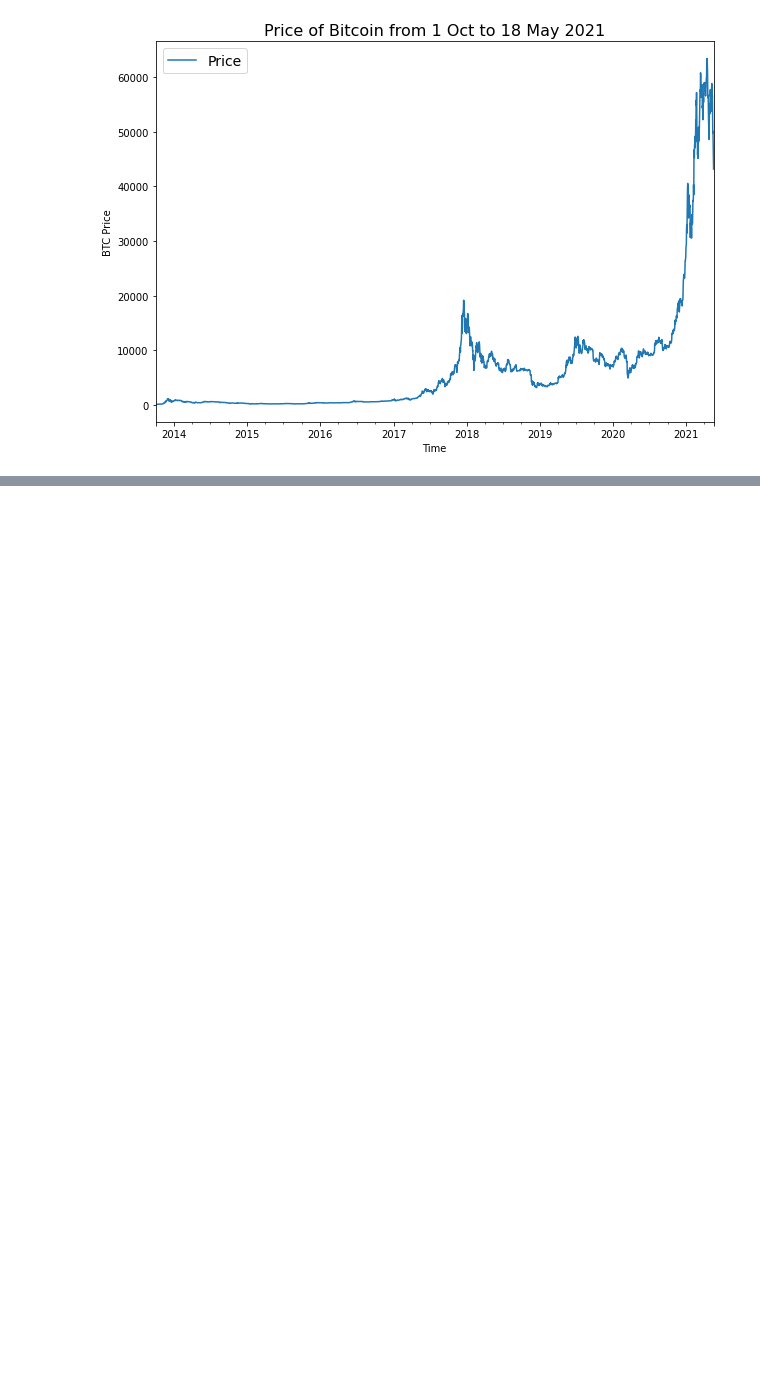
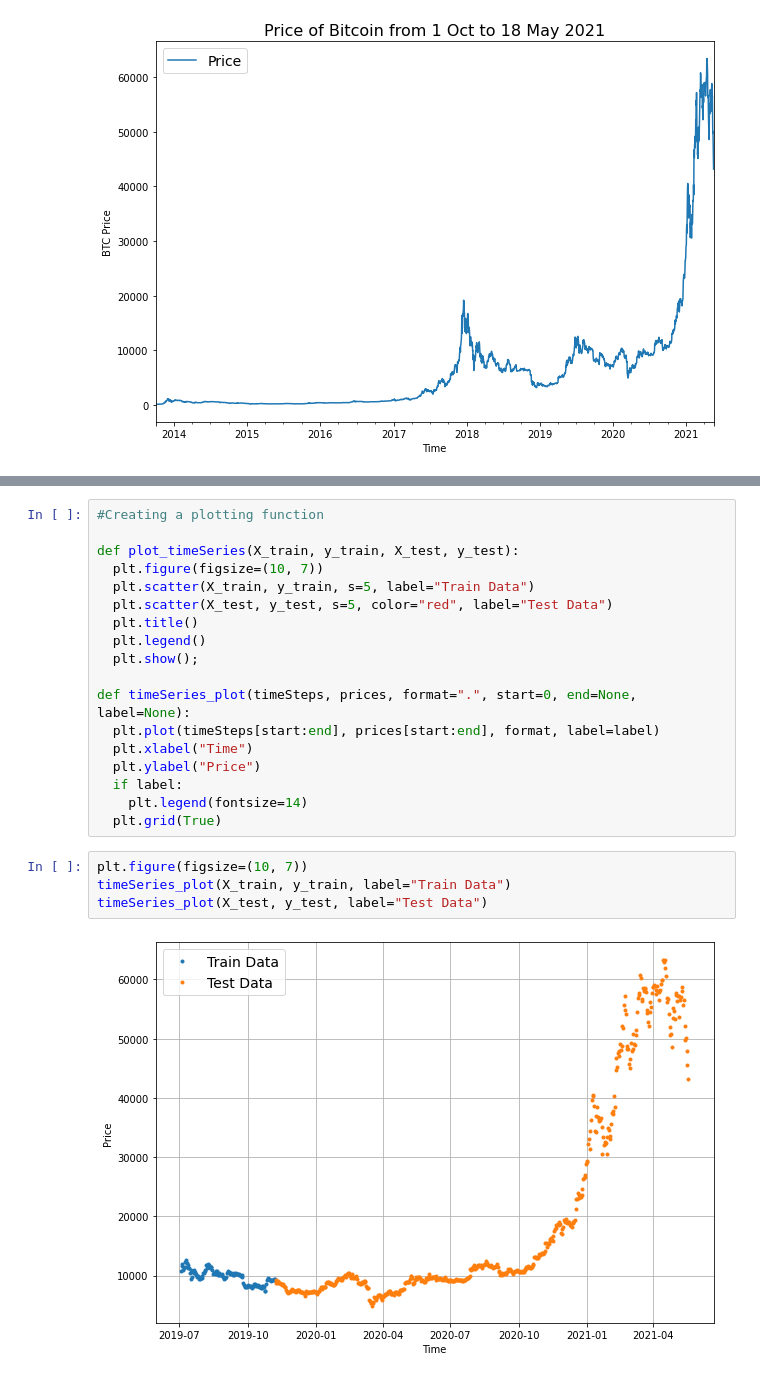
Before and after one commit to sugarbody/Time-Series-Forecasting, a Jupyter notebook: Time_Series_Forecasting.ipynb, the cells around one changed output, grey strips where cells are left out. Cells and saved outputs as stored; diff of their text form; blank space fills up the shorter version.

```diff
--- a/Time_Series_Forecasting.ipynb
+++ b/Time_Series_Forecasting.ipynb
@@ -141,0 +231,24 @@ plt.legend(fontsize=14);
+# %%
+#Creating a plotting function
+
+def plot_timeSeries(X_train, y_train, X_test, y_test):
+  plt.figure(figsize=(10, 7))
+  plt.scatter(X_train, y_train, s=5, label="Train Data")
+  plt.scatter(X_test, y_test, s=5, color="red", label="Test Data")
+  plt.title()
+  plt.legend()
+  plt.show();
+
+def timeSeries_plot(timeSteps, prices, format=".", start=0, end=None, label=None):
+  plt.plot(timeSteps[start:end], prices[start:end], format, label=label)
+  plt.xlabel("Time")
+  plt.ylabel("Price")
+  if label:
+    plt.legend(fontsize=14)
+  plt.grid(True)
+# %%
+plt.figure(figsize=(10, 7))
+timeSeries_plot(X_train, y_train, label="Train Data")
+timeSeries_plot(X_test, y_test, label="Test Data")
+# %% [output]
+[figure, added]
```
Also changed, not shown: parts of 15 cells of this notebook.
